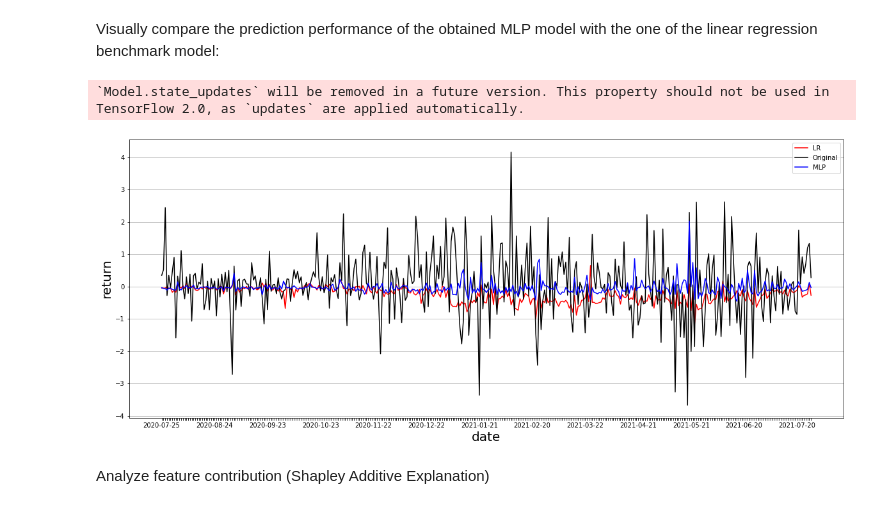
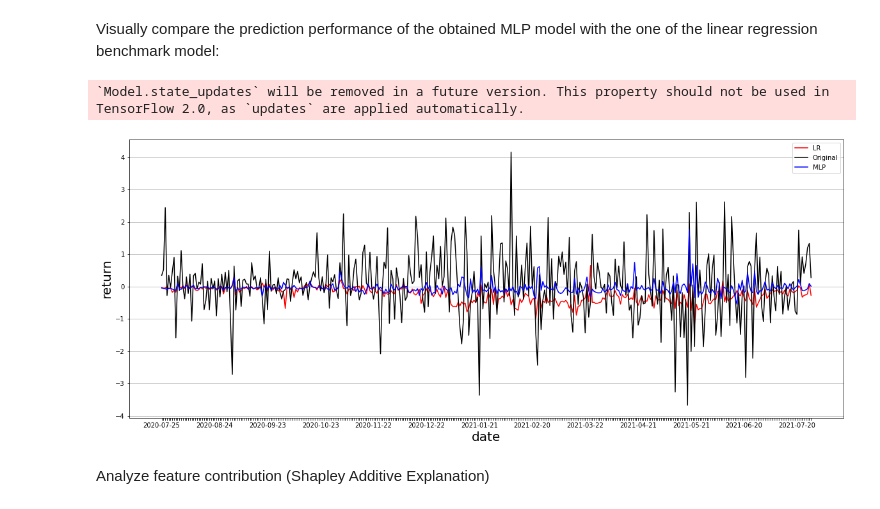
Before and after one commit to riccardofradiani/ML4F-Crypto-prediction-from-exchange-flows, a Jupyter notebook: final_notebook.ipynb, the cells around one changed output. Cells and saved outputs as stored; diff of their text form; code cells hidden in the pictures.

```diff
--- a/final_notebook.ipynb
+++ b/final_notebook.ipynb
@@ -659,34 +659,34 @@ print(f'-> {n_exp} experiments executed , Test MSE: Mean = {np.mean(test_mse)},
 Visually compare the prediction performance of the obtained MLP model with the one of the linear regression benchmark model:
 # %%
 #Comparison between MLP and LR
-
+n_steps=1
 history, model, X_test, y_test, X_train, y_train = build_and_fit_model_btc(n_steps, btc_data_ret, epochs=100)
 pred = model.predict(np.array(X_test))
 original = y_test
 predicted = pred
 reg = LinearRegression().fit(X_train, y_train)
 yhat = reg.predict(X_test)
 n = len(yhat)
 dates = btc_data_ret.index[-n:]
 fig, ax = plt.subplots(figsize=(20,8))
 
 plt.plot(dates, yhat, color = 'red', label='LR')
 plt.plot(dates, original, color='black', label = 'Original')
 plt.plot(dates, predicted, color='blue', label = 'MLP')
 plt.grid(axis='y')
 plt.xlabel('date', fontsize = 20)
 plt.ylabel('return', fontsize = 20)
 plt.legend(loc='best')
 
 every_nth = 30
 for n, label in enumerate(ax.xaxis.get_ticklabels()):
     if n % every_nth != 0:
         label.set_visible(False)
 
 plt.show()
 # %% [output]
 `Model.state_updates` will be removed in a future version. This property should not be used in TensorFlow 2.0, as `updates` are applied automatically.
-[figure, old version]
+[figure, new version]
 # %% [markdown]
 Analyze feature contribution (Shapley Additive Explanation)
 # %% [markdown]
```
Also changed, not shown: parts of 10 cells of this notebook, 2 other files.
